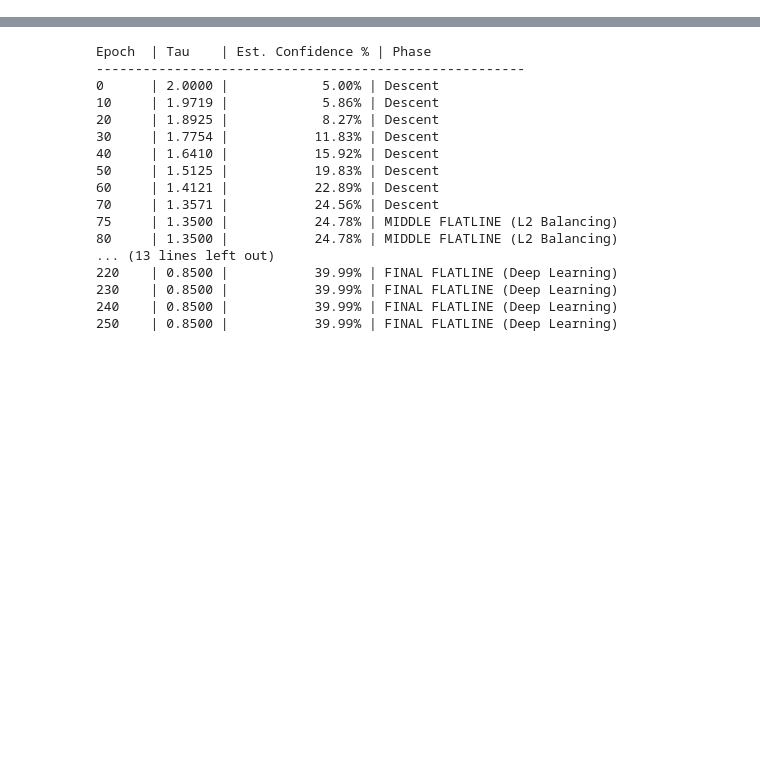
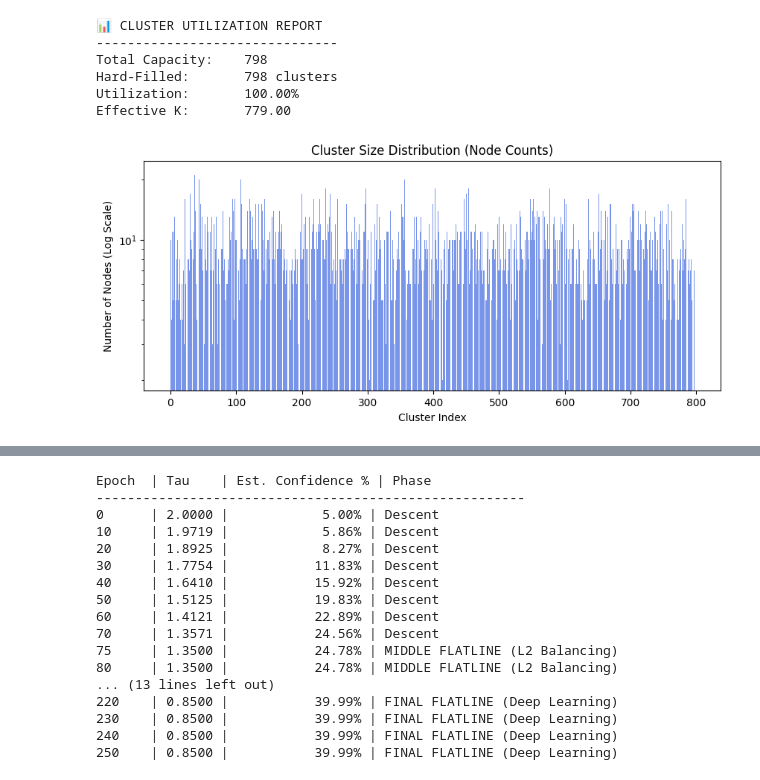
Before and after one commit to BarsatKhadka/CTS-Task-Aware-Clustering, a Jupyter notebook: matrix.ipynb, the cells around one changed output, grey strips where cells are left out. Cells and saved outputs as stored; diff of their text form; code cells hidden in the pictures; blank space fills up the shorter version.

```diff
--- a/matrix.ipynb
+++ b/matrix.ipynb
@@ -278,0 +535,38 @@ Epoch 250 | Base Loss: 354.1719 | L1: 0.6861 | L2: 341.1698 | L3: 12.3161 | Conf
+# %%
+# Add this inside visualize_clusters after getting C
+with torch.no_grad():
+    # 1. Hard Count: Which clusters "won" at least one node?
+    hard_assignments = torch.argmax(C, dim=1)  # [N]
+    active_indices = torch.unique(hard_assignments)
+    num_active = active_indices.size(0)
+
+    # 2. Entropy-based "Effective" count (shows if it's spread out or focused)
+    # If 1 cluster has 0.99 prob and 1799 have near 0, this will be ~1.
+    avg_probs = C.mean(dim=0) # [K]
+    effective_k = torch.exp(-torch.sum(avg_probs * torch.log(avg_probs + 1e-10))).item()
+
+    print(f"\n📊 CLUSTER UTILIZATION REPORT")
+    print(f"-------------------------------")
+    print(f"Total Capacity:    {C.size(1)}")
+    print(f"Hard-Filled:       {num_active} clusters")
+    print(f"Utilization:       {(num_active / C.size(1)) * 100:.2f}%")
+    print(f"Effective K:       {effective_k:.2f}")
+
+# Add this after your print statements
+cluster_sizes = np.bincount(hard_assignments.cpu().numpy(), minlength=C.size(1))
+
+plt.figure(figsize=(10, 4))
+plt.bar(range(len(cluster_sizes)), cluster_sizes, color='royalblue', alpha=0.7)
+plt.yscale('log') # Use log scale because some clusters might be huge
+plt.title("Cluster Size Distribution (Node Counts)")
+plt.xlabel("Cluster Index")
+plt.ylabel("Number of Nodes (Log Scale)")
+plt.show()
+# %% [output]
+📊 CLUSTER UTILIZATION REPORT
+-------------------------------
+Total Capacity:    798
+Hard-Filled:       798 clusters
+Utilization:       100.00%
+Effective K:       779.00
+[figure, added]
```
Also changed, not shown: parts of 7 cells of this notebook, 7 other files.
